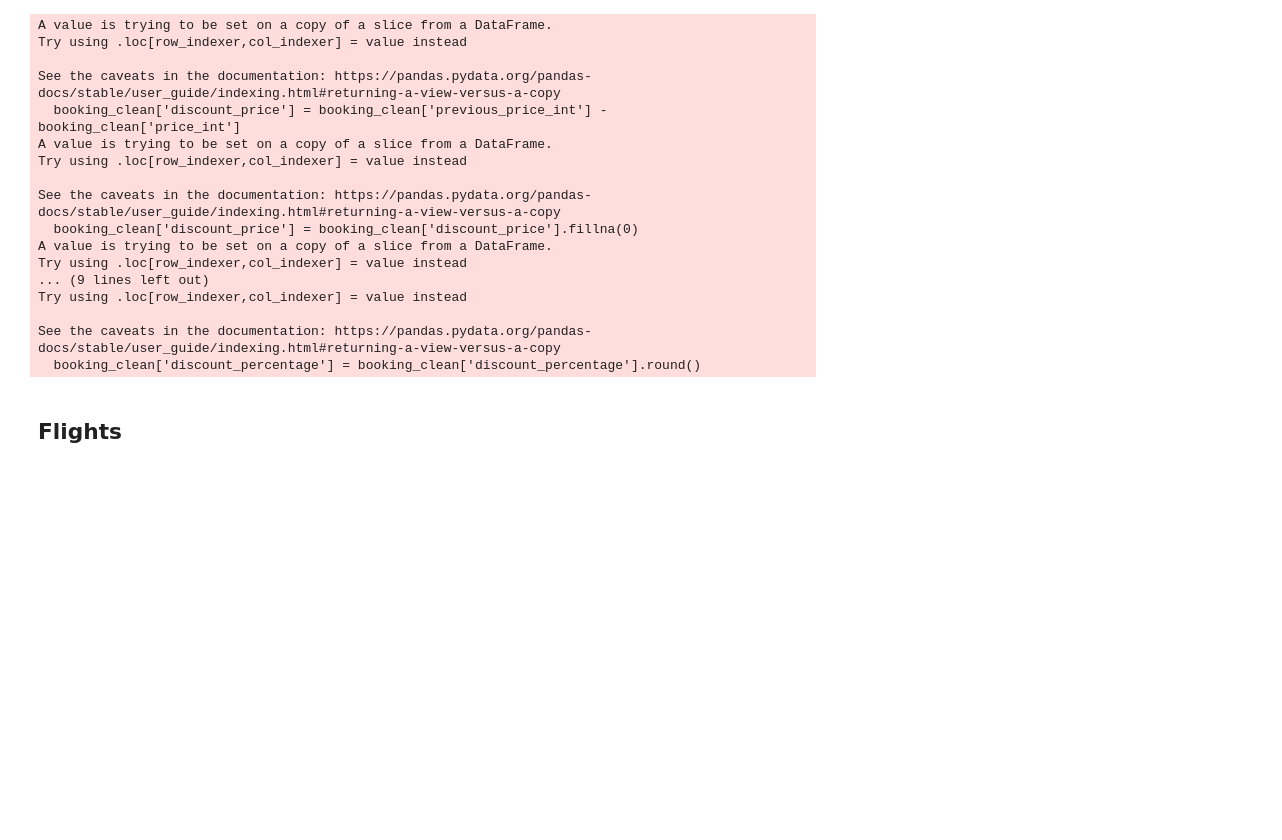
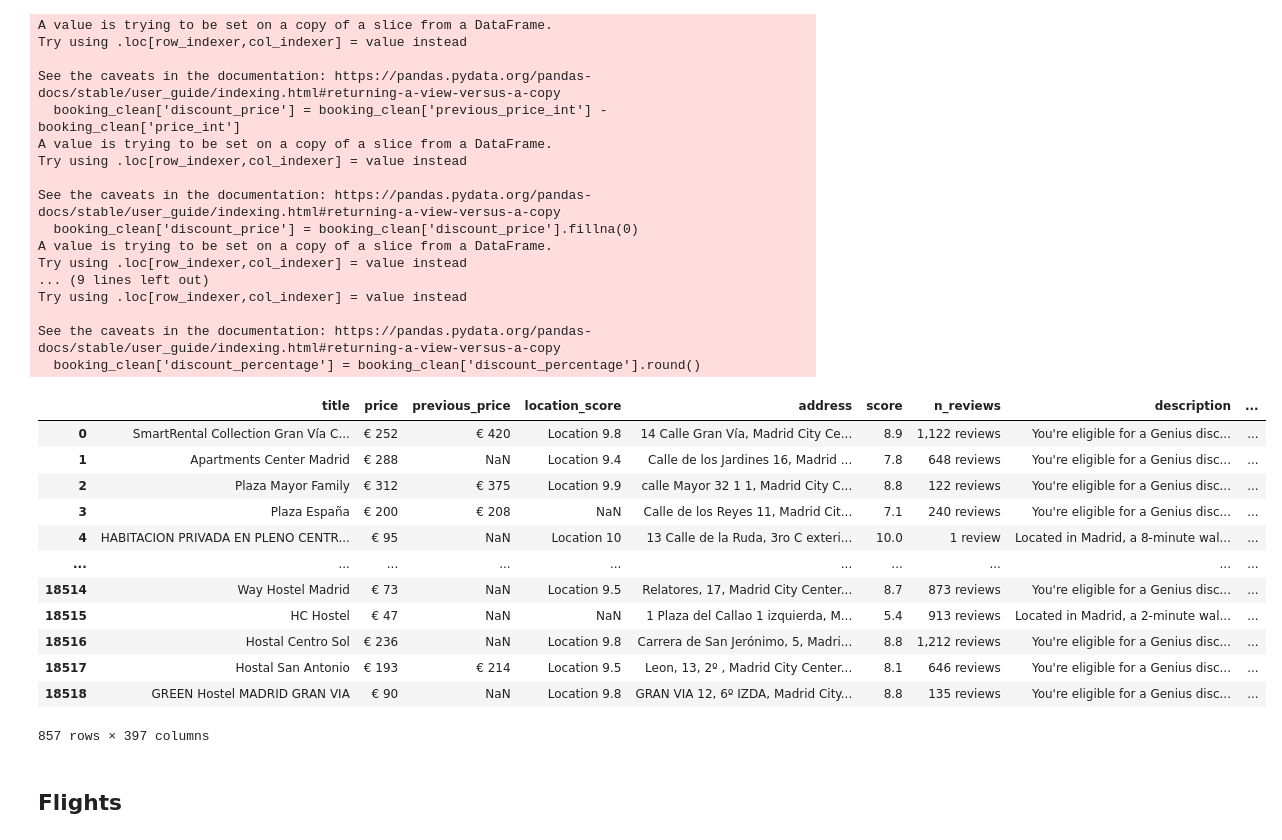
Before and after one commit to Antoine-Cohen/Scraping, a Jupyter notebook: scripts/scraping.ipynb, the cells around one changed output. Drawn from its saved outputs; the diff is of its cells as text; code cells hidden in the pictures; blank space fills up the shorter version.

```diff
--- a/scripts/scraping.ipynb
+++ b/scripts/scraping.ipynb
@@ -103,6 +103,22 @@ booking_clean = booking_clean.drop(columns=size_cols)
 booking_clean.to_csv('../csvs/booking_clean.csv',index=False)
 # %%
 booking_clean = pd.read_csv('../csvs/booking_clean.csv')
+# %%
+booking_clean
+# %% [output]
+|  | title | price | previous_price | location_score | address | score | n_reviews | description | ... |
+| 0 | SmartRental Collection Gran Vía C... | € 252 | € 420 | Location 9.8 | 14 Calle Gran Vía, Madrid City Ce... | 8.9 | 1,122 reviews | You're eligible for a Genius disc... | ... |
+| 1 | Apartments Center Madrid | € 288 | NaN | Location 9.4 | Calle de los Jardines 16, Madrid ... | 7.8 | 648 reviews | You're eligible for a Genius disc... | ... |
+| 2 | Plaza Mayor Family | € 312 | € 375 | Location 9.9 | calle Mayor 32 1 1, Madrid City C... | 8.8 | 122 reviews | You're eligible for a Genius disc... | ... |
+| 3 | Plaza España | € 200 | € 208 | NaN | Calle de los Reyes 11, Madrid Cit... | 7.1 | 240 reviews | You're eligible for a Genius disc... | ... |
+| 4 | HABITACION PRIVADA EN PLENO CENTR... | € 95 | NaN | Location 10 | 13 Calle de la Ruda, 3ro C exteri... | 10.0 | 1 review | Located in Madrid, a 8-minute wal... | ... |
+| ... | ... | ... | ... | ... | ... | ... | ... | ... | ... |
+| 18514 | Way Hostel Madrid | € 73 | NaN | Location 9.5 | Relatores, 17, Madrid City Center... | 8.7 | 873 reviews | You're eligible for a Genius disc... | ... |
+| 18515 | HC Hostel | € 47 | NaN | NaN | 1 Plaza del Callao 1 izquierda, M... | 5.4 | 913 reviews | Located in Madrid, a 2-minute wal... | ... |
+| 18516 | Hostal Centro Sol | € 236 | NaN | Location 9.8 | Carrera de San Jerónimo, 5, Madri... | 8.8 | 1,212 reviews | You're eligible for a Genius disc... | ... |
+| 18517 | Hostal San Antonio | € 193 | € 214 | Location 9.5 | Leon, 13, 2º , Madrid City Center... | 8.1 | 646 reviews | You're eligible for a Genius disc... | ... |
+| 18518 | GREEN Hostel MADRID GRAN VIA | € 90 | NaN | Location 9.8 | GRAN VIA 12, 6º IZDA, Madrid City... | 8.8 | 135 reviews | You're eligible for a Genius disc... | ... |
+857 rows × 397 columns
 # %% [markdown]
 ## Flights
 # %%
```
Also changed, not shown: parts of 24 cells of this notebook, 5 other files.
